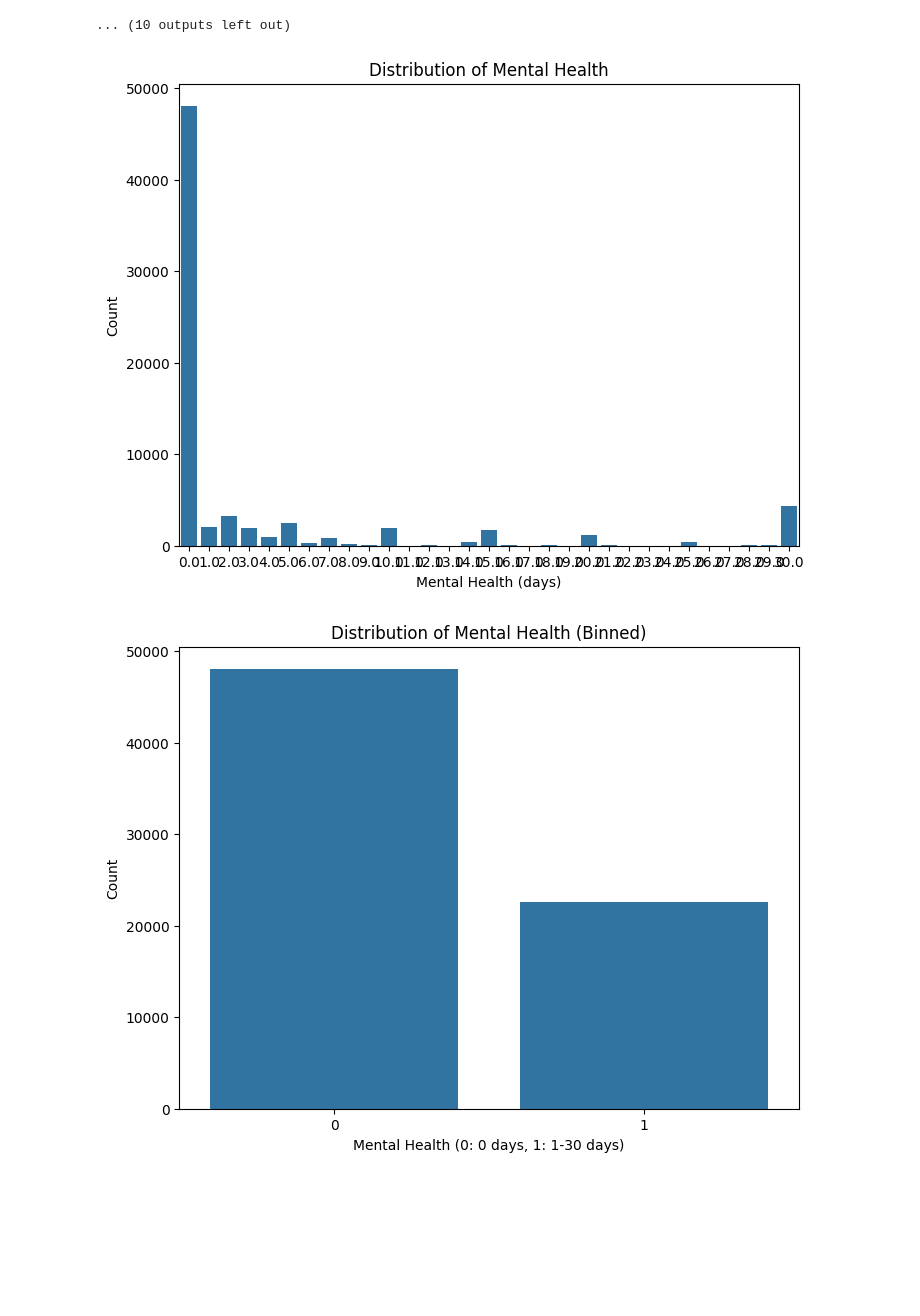
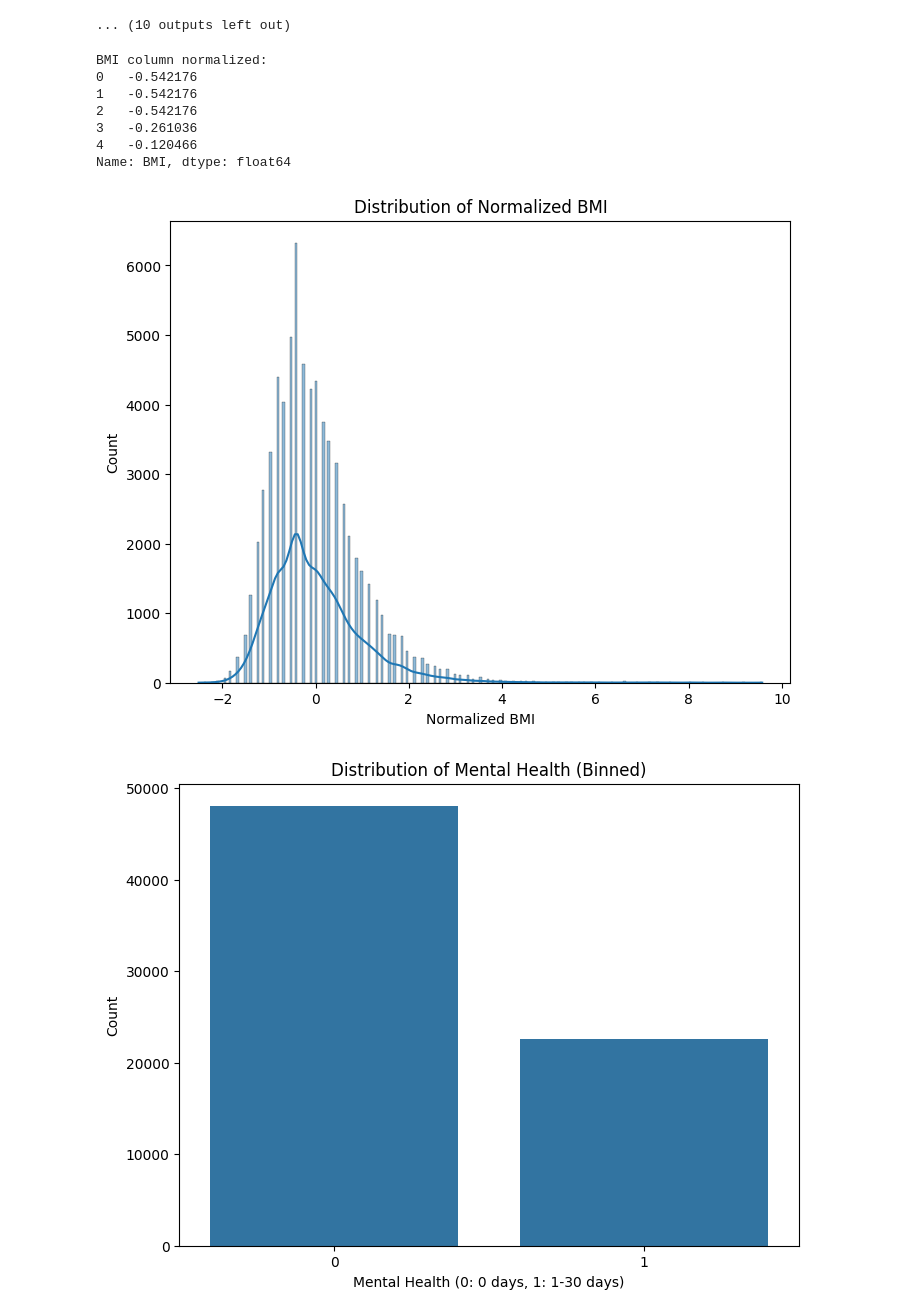
Before and after one commit to faloabdo/AI4ALL-Project, a Jupyter notebook: draft4.ipynb, the cells around one changed output. Cells and saved outputs as stored; diff of their text form; code cells hidden in the pictures; blank space fills up the shorter version.

```diff
--- a/draft4.ipynb
+++ b/draft4.ipynb
@@ -224,15 +225,29 @@ for col in df_diabetes.columns:
 [figure]
 ... (10 outputs left out)
 # %%
+from sklearn.preprocessing import StandardScaler
+
+scaler = StandardScaler()
+df_diabetes['BMI'] = scaler.fit_transform(df_diabetes[['BMI']])
+
+print("BMI column normalized:")
+print(df_diabetes['BMI'].head())
 
 plt.figure(figsize=(8, 6))
-sns.countplot(x='MentHlth', data=df_diabetes)
-plt.title('Distribution of Mental Health')
-plt.xlabel('Mental Health (days)')
+sns.histplot(df_diabetes['BMI'], kde=True)
+plt.title('Distribution of Normalized BMI')
+plt.xlabel('Normalized BMI')
 plt.ylabel('Count')
 plt.show()
 # %% [output]
+BMI column normalized:
+0   -0.542176
+1   -0.542176
+2   -0.542176
+3   -0.261036
+4   -0.120466
+Name: BMI, dtype: float64
-[figure, old version]
+[figure, new version]
 # %%
 df_diabetes['MentHlth'] = df_diabetes['MentHlth'].apply(lambda x: 0 if x == 0 else 1)
 
```
Also changed, not shown: parts of 9 cells of this notebook.
